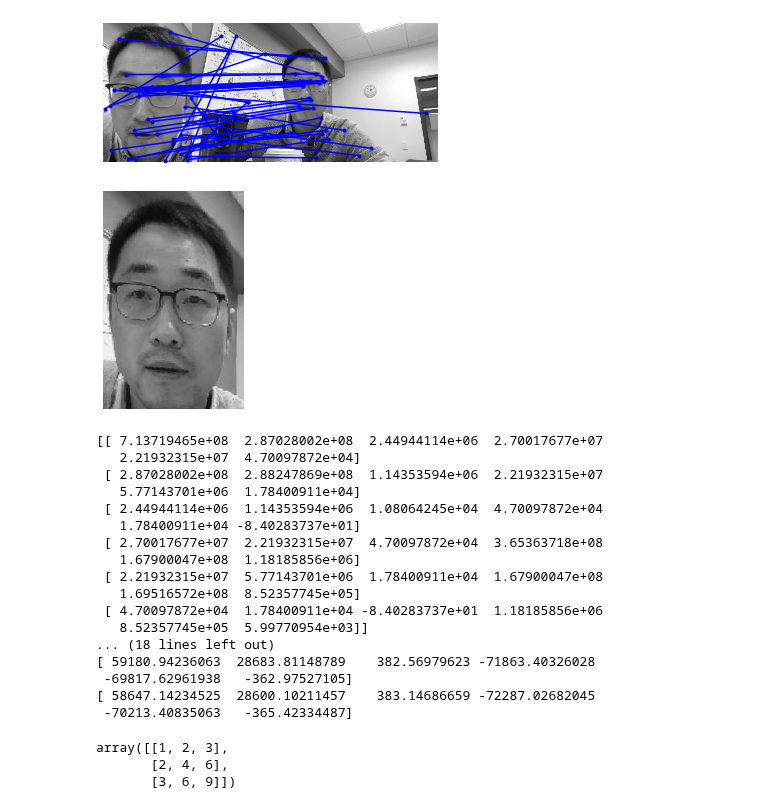
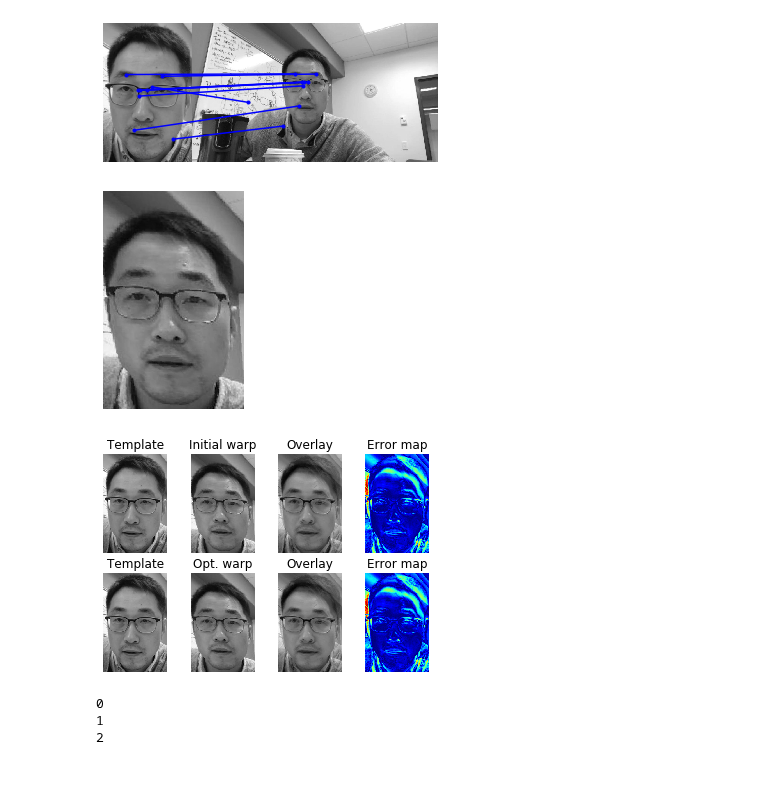
Before and after one commit to djzts/CSCI5561, a Jupyter notebook: hw2/Reg.ipynb, the cells around one changed output. Drawn from its saved outputs; the diff is of its cells as text; code cells hidden in the pictures; blank space fills up the shorter version.

```diff
--- a/hw2/Reg.ipynb
+++ b/hw2/Reg.ipynb
@@ -49,15 +49,13 @@ def find_match(img1, img2):
     x2 = np.empty((0,2))
 
     for i in range(len(distances)):
-        if (distances[i,0]/distances[i,1])<0.84:
+        if (distances[i,0]/distances[i,1])<0.7:
             x1 = np.append(x1, kp1[i].pt)
             x2 = np.append(x2, kp2[indices[i,0]].pt)
     #print(good)
     #print(x2)
     x1 = x1.reshape(len(x1)//2,2)
     x2 = x2.reshape(len(x2)//2,2)
-    #x1 = np.fliplr(x1)
-    #x2 = np.fliplr(x2)
 
     return x1, x2
 # %%
@@ -201,19 +188,13 @@ def align_image(template, target, A):
             H = H + np.multiply(np.vstack(product) , product);
 
 
-    print(H)
-
-    print(product)
-
     H_inv = np.linalg.pinv(H)
     W = A # W initialize
 
 
-    print(H_inv)
-
     I_warped = warp_image(target, W, template.shape);
 
-    epsilon = 0.008
+    epsilon = 20
     maxIter = 10
     iteration = 0
 
@@ -231,11 +212,9 @@ def align_image(template, target, A):
         for uu in range(m):
             for vv in range(n):
 
-                product_1= np.array([dIdu[uu,vv],dIdv[uu,vv]])@ W_jacob(uu,vv)
+                product_1 = np.array([dIdu[uu,vv],dIdv[uu,vv]])@ W_jacob(uu,vv)
 
                 F = F +  product_1 * I_error[uu,vv]
-
-        print(F)
 
         dp =np.array( H_inv @ F)
 
@@ -247,7 +226,7 @@ def align_image(template, target, A):
         W = W @ np.linalg.pinv(dW);
 
 
-        erro_rate = np.linalg.norm(I_error)/np.linalg.norm(I_warped)
+        erro_rate = np.linalg.norm(I_error)
 
         err_list.append(erro_rate)
 
@@ -344,11 +323,7 @@ def track_multi_frames(template, img_list):
 
         template_list.append(template_updated)
 
-        #print(template_updated.shape)
-
-        #print(np.min(template_updated ))
-
-    return A_list,A_align_list, template_list
+    return A_align_list
 # %%
 def visualize_track_multi_frames(template, img_list, A_list):
     bbox_list = []
@@ -383,38 +358,33 @@ def visualize_track_multi_frames(template, img_list, A_list):
 # %%
 if __name__ == '__main__':
     template = cv2.imread('./Hyun_Soo_template.jpg', 0)  # read as grey scale image
     target_list = []
     for i in range(4):
         target = cv2.imread('./Hyun_Soo_target{}.jpg'.format(i+1), 0)  # read as grey scale image
         target_list.append(target)
 
     x1, x2 = find_match(template, target_list[0])
     visualize_find_match(template, target_list[0],x1, x2)
 
     A = align_image_using_feature(x1, x2, ransac_thr=0.01, ransac_iter=3000)
     #print(A)
     img_warped = warp_image(target_list[0], A , template.shape)
     plt.imshow(img_warped, cmap='gray', vmin=0, vmax=255)
     plt.axis('off')
     plt.show()
     A_align,err_list = align_image(template, target_list[0], A)
+
+    visualize_align_image(template, target_list[0], A, A_align)
+
+    A_align_list = track_multi_frames(template, target_list)
+
+    visualize_track_multi_frames(template, target_list, A_align_list)
+    plt.title("error_rate")
+    plt.plot(err_list[::-1],'r-')
 # %% [output]
-[figure, old version]
+[figure, new version]
-[figure, old version]
+[figure, new version]
+[figure, added]
-[[ 7.13719465e+08  2.87028002e+08  2.44944114e+06  2.70017677e+07
-   2.21932315e+07  4.70097872e+04]
- [ 2.87028002e+08  2.88247869e+08  1.14353594e+06  2.21932315e+07
-   5.77143701e+06  1.78400911e+04]
- [ 2.44944114e+06  1.14353594e+06  1.08064245e+04  4.70097872e+04
-   1.78400911e+04 -8.40283737e+01]
- [ 2.70017677e+07  2.21932315e+07  4.70097872e+04  3.65363718e+08
-   1.67900047e+08  1.18185856e+06]
- [ 2.21932315e+07  5.77143701e+06  1.78400911e+04  1.67900047e+08
-   1.69516572e+08  8.52357745e+05]
- [ 4.70097872e+04  1.78400911e+04 -8.40283737e+01  1.18185856e+06
-   8.52357745e+05  5.99770954e+03]]
-... (18 lines left out)
-[ 59180.94236063  28683.81148789    382.56979623 -71863.40326028
- -69817.62961938   -362.97527105]
-[ 58647.14234525  28600.10211457    383.14686659 -72287.02682045
- -70213.40835063   -365.42334487]
+0
+1
+2
@@ -427,7 +390,0 @@ if __name__ == '__main__':
-# %%
-a = np.array([1,2,3])
-np.multiply(np.vstack(a),a)
-# %% [output]
-array([[1, 2, 3],
-       [2, 4, 6],
-       [3, 6, 9]])
```
Also changed, not shown: parts of 4 cells of this notebook.
